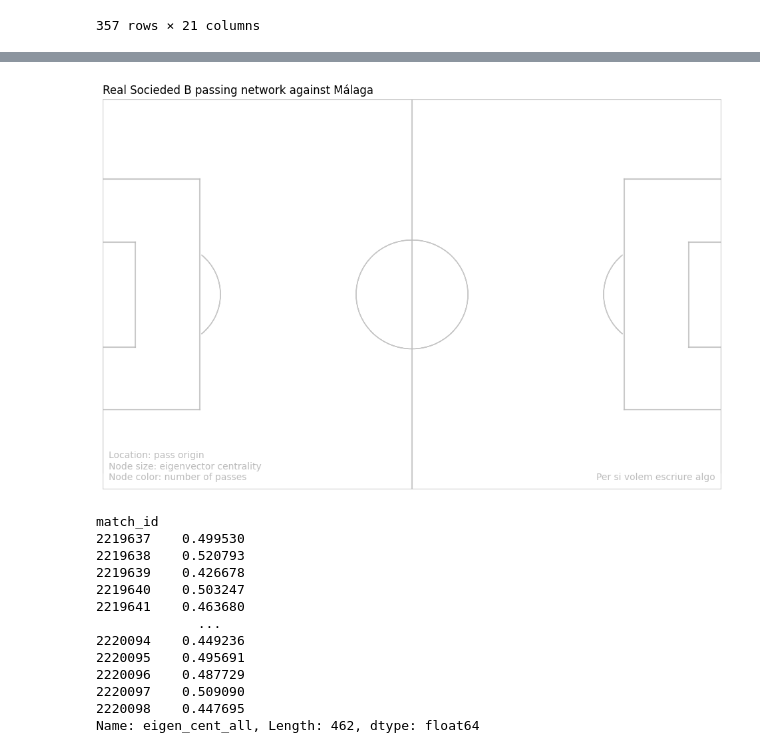
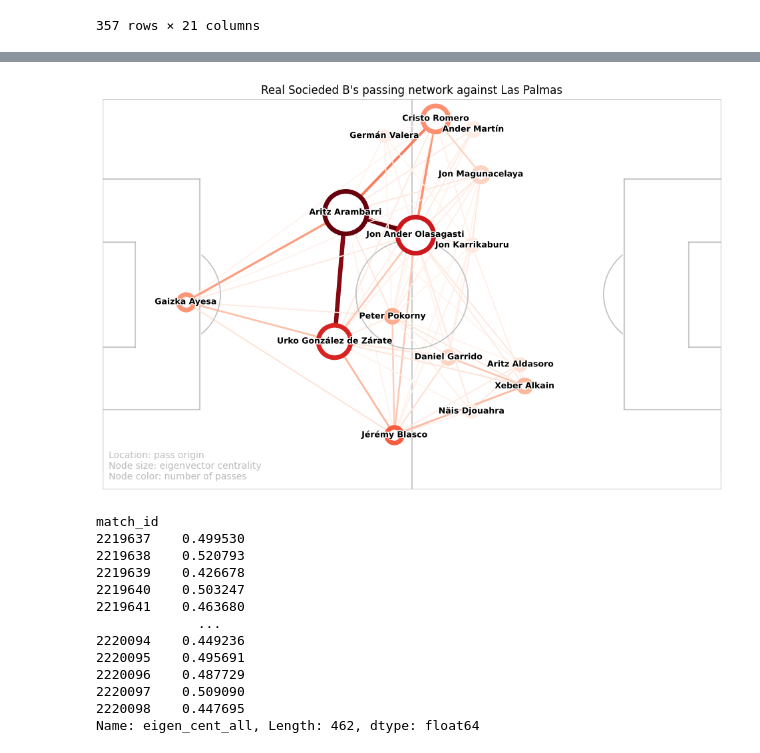
Before and after one commit to alex11marin11/Analysis-of-team-passing-networks-depending-on-the-possession-outcome, a Jupyter notebook: Project_Passing_Netowrks.ipynb, the cells around one changed output, grey strips where cells are left out. Saved outputs shown, nothing was run; the diff lists cells and outputs as text; code cells hidden in the pictures.

```diff
--- a/Project_Passing_Netowrks.ipynb
+++ b/Project_Passing_Netowrks.ipynb
@@ -297,3 +297,11 @@ plt.show()
 [figure]
 [figure]
 [figure]
+# %%
+diff_player_mean2 = stats_final.groupby(['Player'])["eigen_cent_diff"].agg(['mean','std']).sort_values('mean',ascending=False)
+# diff_player_mean2.index = ['\n('.join(row)+')' for row in diff_player_mean2.index]
+
+df_diff_top102 = pd.concat([diff_player_mean2.head(10),diff_player_mean2.tail(10)]).reset_index()
+lis = df_diff_top102['Player'].unique()
+s = stats_final.groupby(['Player','Position']).sum().reset_index()
+lis, display(s[s['Player'].isin(lis)])
@@ -590,15 +743,15 @@ def draw_pass_map(ax, player_position,
                     path_effects=[pe.withStroke(linewidth=2, foreground=background_color)])
 
     # Step 3: Extra information shown on the plot
-    ax.annotate("Per si volem escriure algo", xy=(0.99*width, 0.02*height),
-                ha="right", va="bottom", zorder=7, fontsize=10, color=config["lines_color"])
+    #ax.annotate("Per si volem escriure algo", xy=(0.99*width, 0.02*height),
+                #ha="right", va="bottom", zorder=7, fontsize=10, color=config["lines_color"])
 
     if legend:
         ax.annotate(legend, xy=(0.01*width, 0.02*height),
                     ha="left", va="bottom", zorder=7, fontsize=10, color=config["lines_color"])
 
     if title:
-        ax.set_title(title, loc="left")
+        ax.set_title(title, loc="center")
 
     return ax
 # %%
@@ -633,16 +792,11 @@ df_passes
 # %%
+# Remove Javier Martón
+df_passes = df_passes[~(df_passes["player_name_2"] == "Javier Martón")]
 df_passes["pass_recipient_name"] = df_passes["player_name_2"]
 df_passes["player_name"] = df_passes["player_name_1"]
 df_passes["origin_pos_x"] = df_passes["start_x"]*width/100
 df_passes["origin_pos_y"] = df_passes["start_y"]*height/100
 player_position = df_passes.groupby("player_name").agg({"origin_pos_x": "mean", "origin_pos_y": "mean"})
-# we have to add Javier Martón, which hasn't done any pass
-df_pJ = df_passes[df_passes['player_name_2'] == "Javier Martón"]
-df_pJ['player_name'] = df_pJ['player_name_2']
-df_pJ["origin_pos_x"] = df_pJ["end_x"]*width/100
-df_pJ["origin_pos_y"] = df_pJ["end_y"]*height/100
-pos_javier = df_pJ.groupby("player_name").agg({"origin_pos_x": "mean", "origin_pos_y": "mean"})
-player_position = pd.concat([player_position,pos_javier])
 
 player_position
 # %% [output]
@@ -704,10 +842,7 @@ player_pass_count = df_passes.groupby("player_name").size().to_frame("num_passes
 player_pass_count['num_passes'] = list(stats[(stats['match_id'] == 2219771) & (stats['team'] == "Real Sociedad B")].drop(7)['eigen_cent_all'])
 # num passes es el valor de la centralidad ahora
 player_pass_value = df_passes.groupby("player_name").size().to_frame("pass_value") # pass value es el número de pases
-pvJ = pd.DataFrame({'player_name': ["Javier Martón"], 'pass_value': [0]}).set_index('player_name')
-player_pass_value = pd.concat([player_pass_value,pvJ])
-pJ = pd.DataFrame({'player_name': ["Javier Martón"], 'num_passes': [0.003451]}).set_index('player_name')
-player_pass_count = pd.concat([player_pass_count,pJ])
+
 player_pass_count
 # %% [output]
 |  | num_passes |
@@ -756,13 +895,15 @@ pair_pass_count.head(20)
 # %%
-plot_title ="Real Socieded B passing network against Málaga"
+plot_title ="Real Socieded B's passing network against Las Palmas"
 
 plot_legend = "Location: pass origin\nNode size: eigenvector centrality\nNode color: number of passes"
 
 ax = draw_pitch()
 ax = draw_pass_map(ax, player_position, player_pass_count, player_pass_value,
               pair_pass_count, pair_pass_value, plot_title, plot_legend)
+
+plt.savefig("/content/drive/MyDrive/project/plot1.png")
 # %% [output]
-[figure, old version]
+[figure, new version]
 # %%
 max_centr_partido = stats.groupby("match_id")["eigen_cent_all"].max()
 max_centr_partido
```
Also changed, not shown: parts of 16 cells of this notebook.
